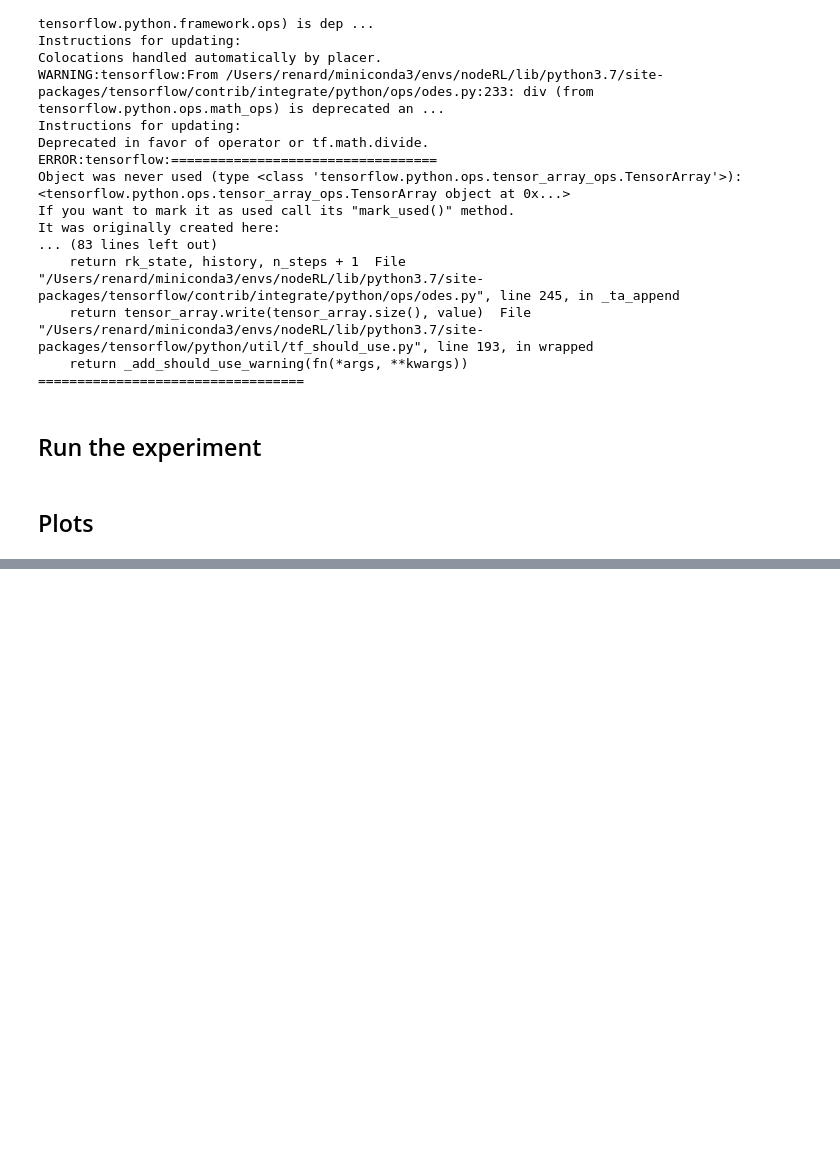
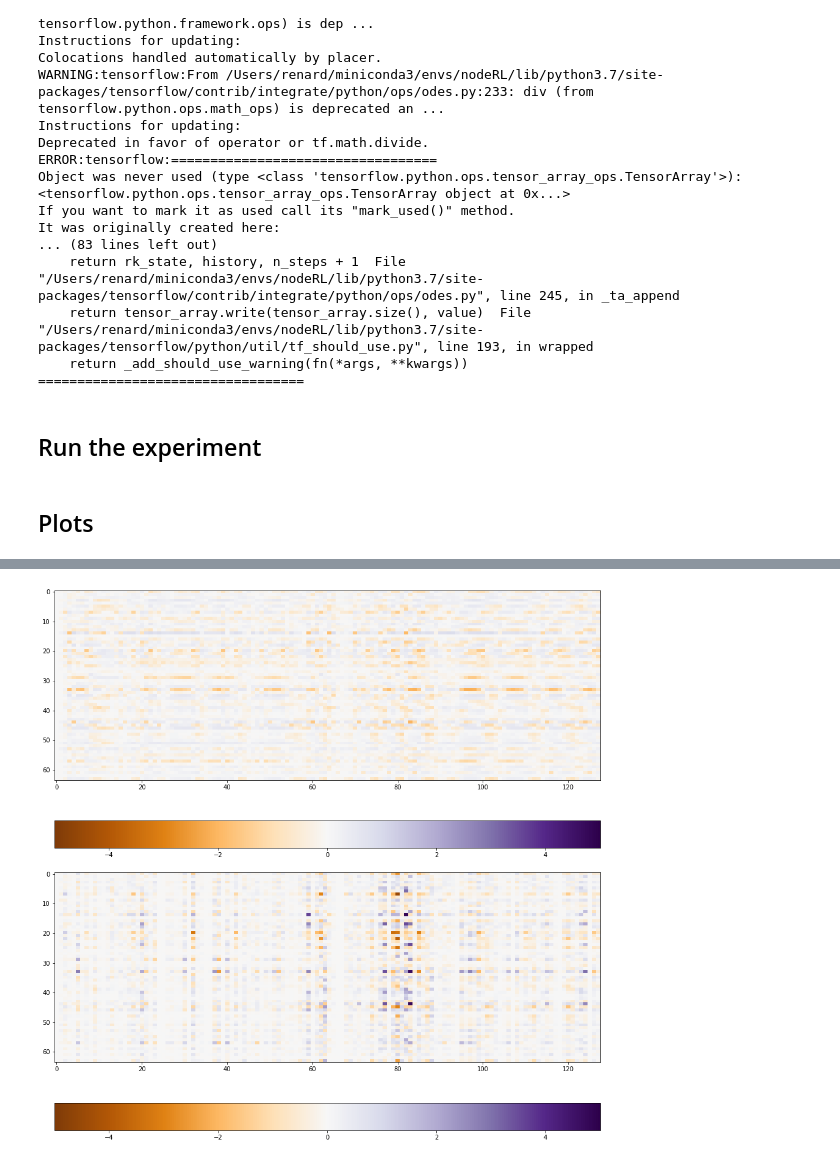
Before and after one commit to RenardDesNeiges/CTNN_Policies_DERL, a Jupyter notebook: eval_and_plot.ipynb, the cells around one changed output, grey strips where cells are left out. Cells and saved outputs as stored; diff of their text form; code cells hidden in the pictures; blank space fills up the shorter version.

```diff
--- a/eval_and_plot.ipynb
+++ b/eval_and_plot.ipynb
@@ -81,0 +82,25 @@ fig.tight_layout()
+# %%
+# plt.rcParams["figure.figsize"]=13,13
+
+obs = trajectory['observations']
+act = trajectory['actions']
+
+policy_states = trajectory['states'][:,0,0,:]
+fig, axs = plt.subplots(2,1)
+
+act_neuron = np.transpose(policy_states)
+
+state_1_corr = act_neuron*act[:,0]
+
+bounds = 5.
+
+activations_0 = axs[0].imshow(act_neuron,aspect="auto", cmap='PuOr',interpolation = 'nearest',vmin=-bounds,vmax=bounds)
+activations_1 = axs[1].imshow(state_1_corr,aspect="auto", cmap='PuOr',interpolation = 'nearest',vmin=-bounds,vmax=bounds)
+
+
+cbar_0 = fig.colorbar(activations_0, ax=axs[0],orientation="horizontal")
+cbar_1 = fig.colorbar(activations_1, ax=axs[1],orientation="horizontal")
+
+fig.tight_layout()
+# %% [output]
+[figure, added]
```
Also changed, not shown: parts of 1 cell of this notebook, 3 other files.
